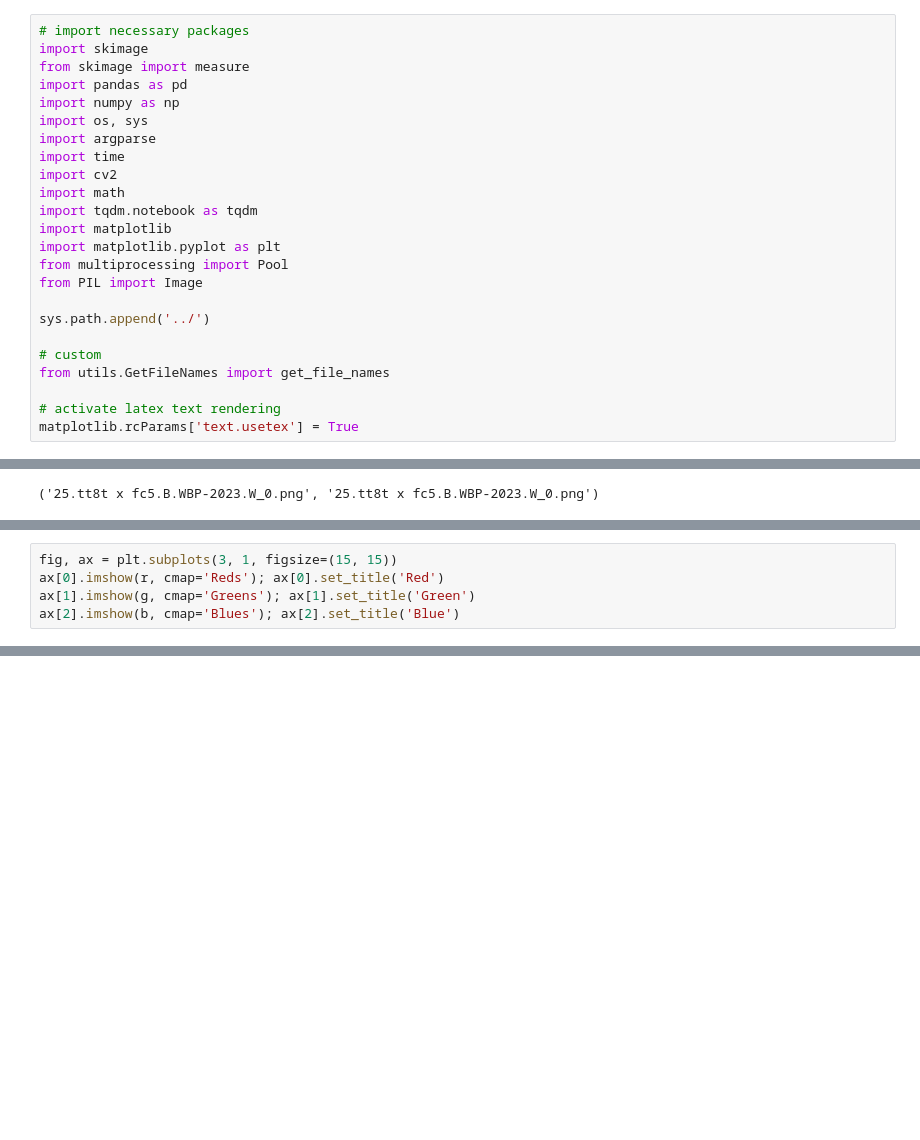
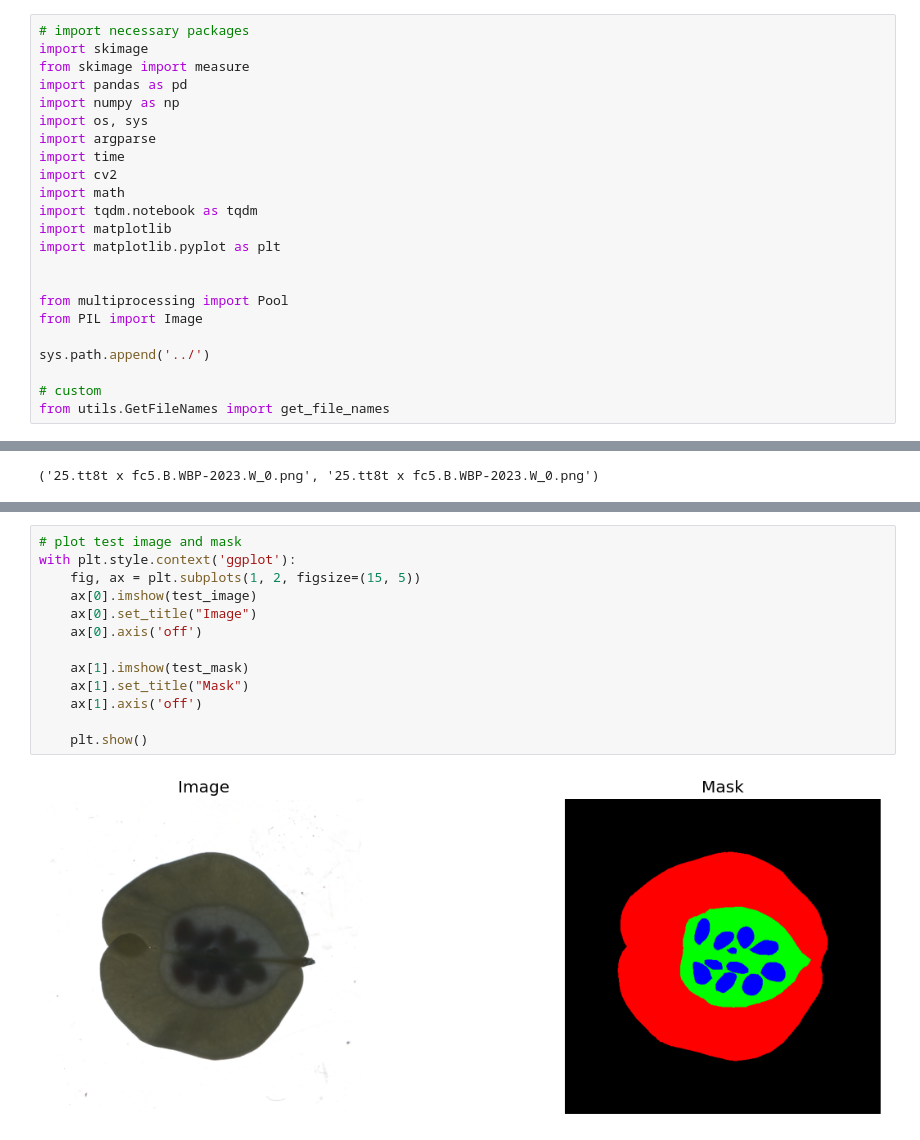
Before and after one commit to pikruse/pennycress-unet, a Jupyter notebook: notebooks/AddtlTrait.ipynb, the cells around one changed output, grey strips where cells are left out. Saved outputs shown, nothing was run; the diff lists cells and outputs as text; blank space fills up the shorter version.

```diff
--- a/notebooks/AddtlTrait.ipynb
+++ b/notebooks/AddtlTrait.ipynb
@@ -12,6 +12,8 @@ import math
 import tqdm.notebook as tqdm
 import matplotlib
 import matplotlib.pyplot as plt
+
+
 from multiprocessing import Pool
 from PIL import Image
 
@@ -19,9 +21,6 @@ sys.path.append('../')
 
 # custom
 from utils.GetFileNames import get_file_names
-
-# activate latex text rendering
-matplotlib.rcParams['text.usetex'] = True
 # %%
 # load measurements.py
 measurements = pd.read_csv('../data/pop_scale/pop_scale_segmentations_measurements/measurements.csv')
@@ -203,5 +162,0 @@ array([ 76.59266367,  76.66958763,  60.24729194,  31.53321927,
-# %%
-fig, ax = plt.subplots(3, 1, figsize=(15, 15))
-ax[0].imshow(r, cmap='Reds'); ax[0].set_title('Red')
-ax[1].imshow(g, cmap='Greens'); ax[1].set_title('Green')
-ax[2].imshow(b, cmap='Blues'); ax[2].set_title('Blue')
@@ -227,0 +163,15 @@ df = df[df["wing area"] > .2]
+# %%
+# plot test image and mask
+with plt.style.context('ggplot'):
+    fig, ax = plt.subplots(1, 2, figsize=(15, 5))
+    ax[0].imshow(test_image)
+    ax[0].set_title("Image")
+    ax[0].axis('off')
+
+    ax[1].imshow(test_mask)
+    ax[1].set_title("Mask")
+    ax[1].axis('off')
+
+    plt.show()
+# %% [output]
+[figure, added]
```
Also changed, not shown: parts of 18 cells of this notebook, 4 other files.
